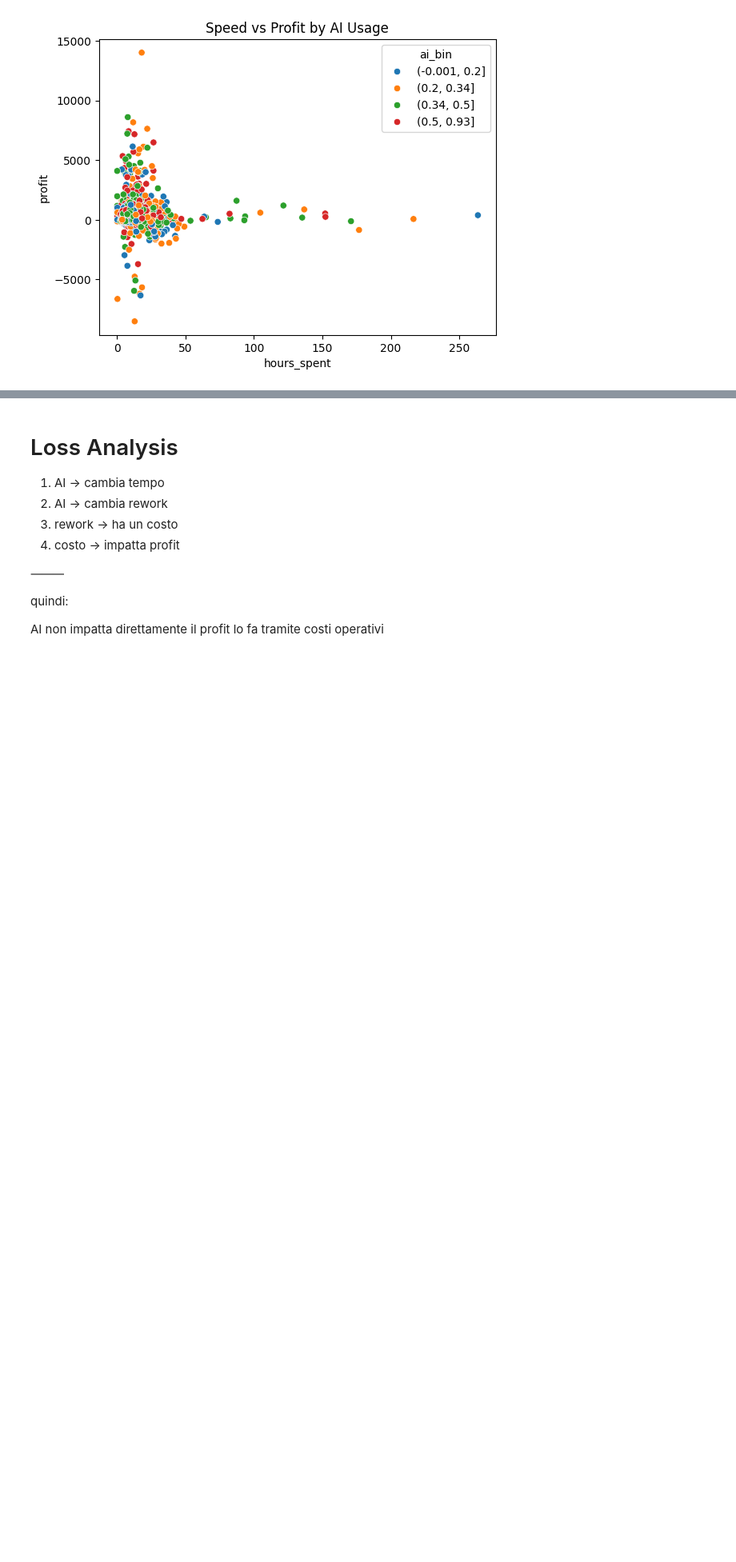
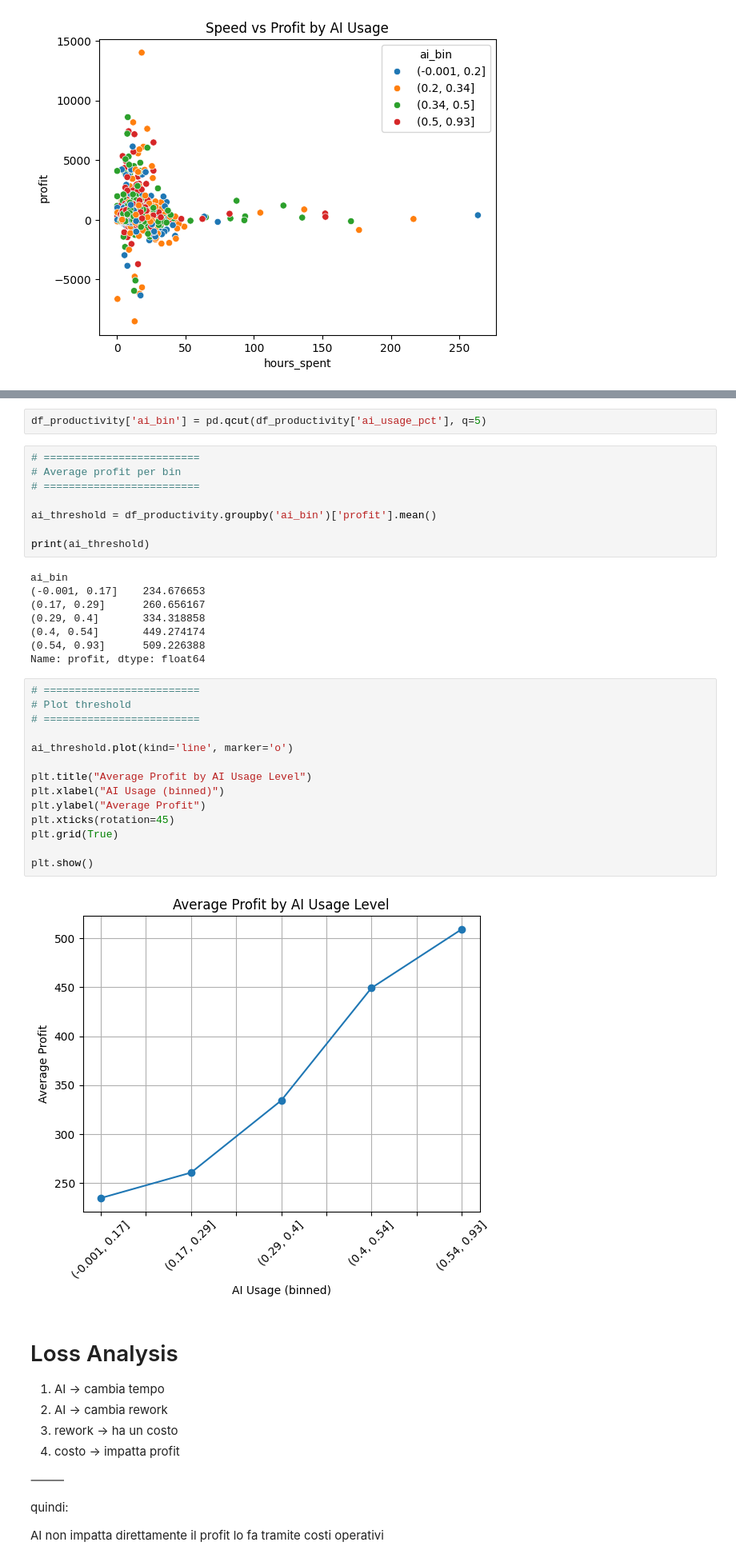
Before and after one commit to andreamammano89-maker/ML_Project_SEA_815441, a Jupyter notebook: EDA.ipynb, the cells around one changed output, grey strips where cells are left out. Shown at 80% size. Drawn from its saved outputs; the diff is of its cells as text; blank space fills up the shorter version.

```diff
--- a/EDA.ipynb
+++ b/EDA.ipynb
@@ -640,3 +712,37 @@ plt.show()
+# %%
+df_productivity['ai_bin'] = pd.qcut(df_productivity['ai_usage_pct'], q=5)
+# %%
+# =========================
+# Average profit per bin
+# =========================
+
+ai_threshold = df_productivity.groupby('ai_bin')['profit'].mean()
+
+print(ai_threshold)
+# %% [output]
+ai_bin
+(-0.001, 0.17]    234.676653
+(0.17, 0.29]      260.656167
+(0.29, 0.4]       334.318858
+(0.4, 0.54]       449.274174
+(0.54, 0.93]      509.226388
+Name: profit, dtype: float64
+# %%
+# =========================
+# Plot threshold
+# =========================
+
+ai_threshold.plot(kind='line', marker='o')
+
+plt.title("Average Profit by AI Usage Level")
+plt.xlabel("AI Usage (binned)")
+plt.ylabel("Average Profit")
+plt.xticks(rotation=45)
+plt.grid(True)
+
+plt.show()
+# %% [output]
+[figure, added]
 # %% [markdown]
 # Loss Analysis
 
```
Also changed, not shown: parts of 12 cells of this notebook.
